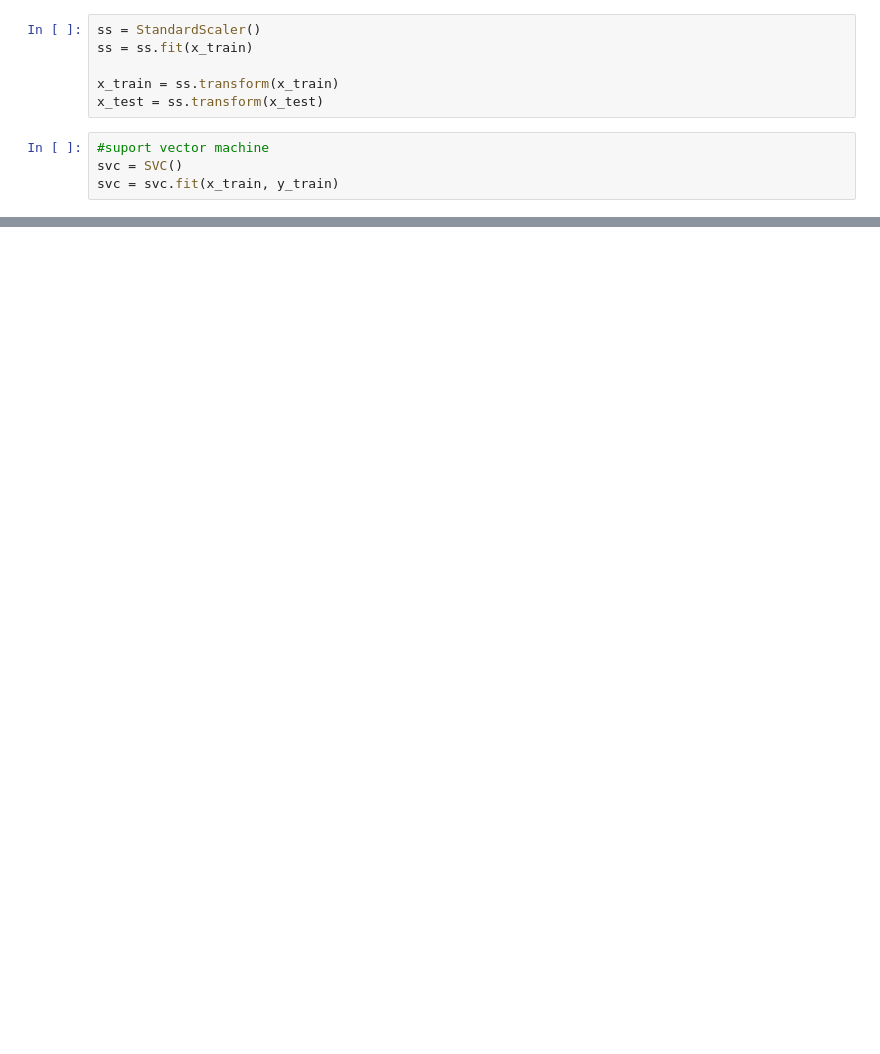
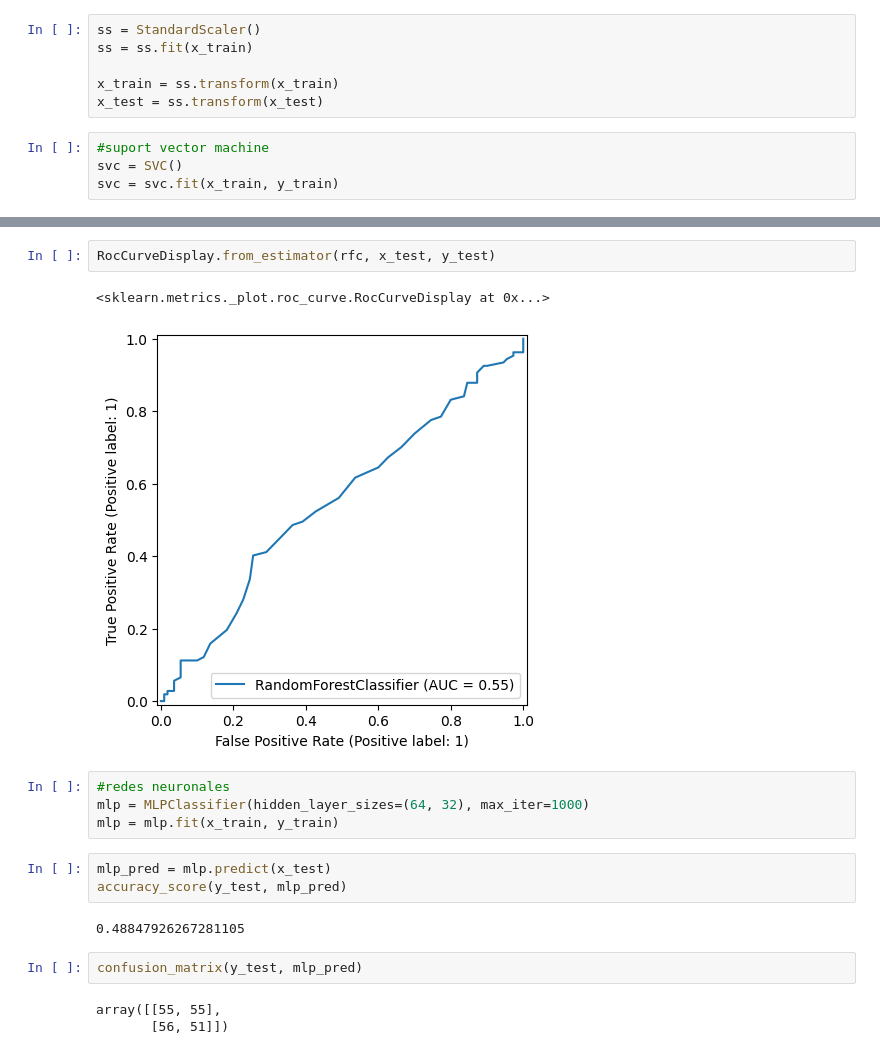
Before and after one commit to jdzapata2004-eng/ejercicios-curso-algoritmos-de-negociaci-n-, a Jupyter notebook: notebooks/Primer modelo Machine learning.ipynb, the cells around one changed output, grey strips where cells are left out. Cells and saved outputs as stored; diff of their text form; blank space fills up the shorter version.

```diff
--- a/notebooks/Primer modelo Machine learning.ipynb
+++ b/notebooks/Primer modelo Machine learning.ipynb
@@ -161,0 +199,19 @@ RocCurveDisplay.from_estimator(svc, x_test, y_test)
+# %%
+RocCurveDisplay.from_estimator(rfc, x_test, y_test)
+# %% [output]
+<sklearn.metrics._plot.roc_curve.RocCurveDisplay at 0x...>
+[figure, added]
+# %%
+#redes neuronales
+mlp = MLPClassifier(hidden_layer_sizes=(64, 32), max_iter=1000)
+mlp = mlp.fit(x_train, y_train)
+# %%
+mlp_pred = mlp.predict(x_test)
+accuracy_score(y_test, mlp_pred)
+# %% [output]
+0.48847926267281105
+# %%
+confusion_matrix(y_test, mlp_pred)
+# %% [output]
+array([[55, 55],
+       [56, 51]])
```
Also changed, not shown: parts of 22 cells of this notebook.
